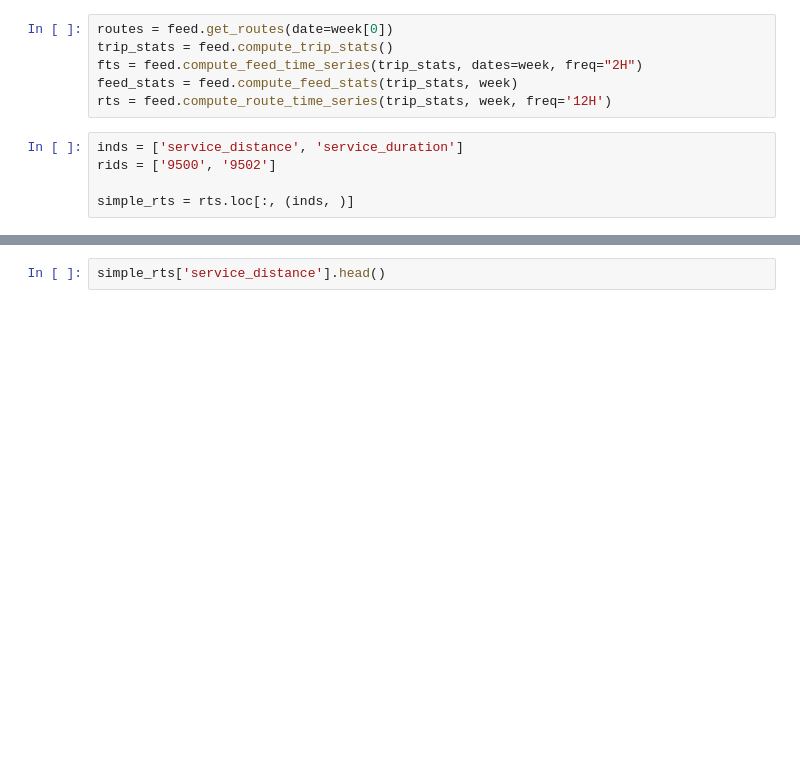
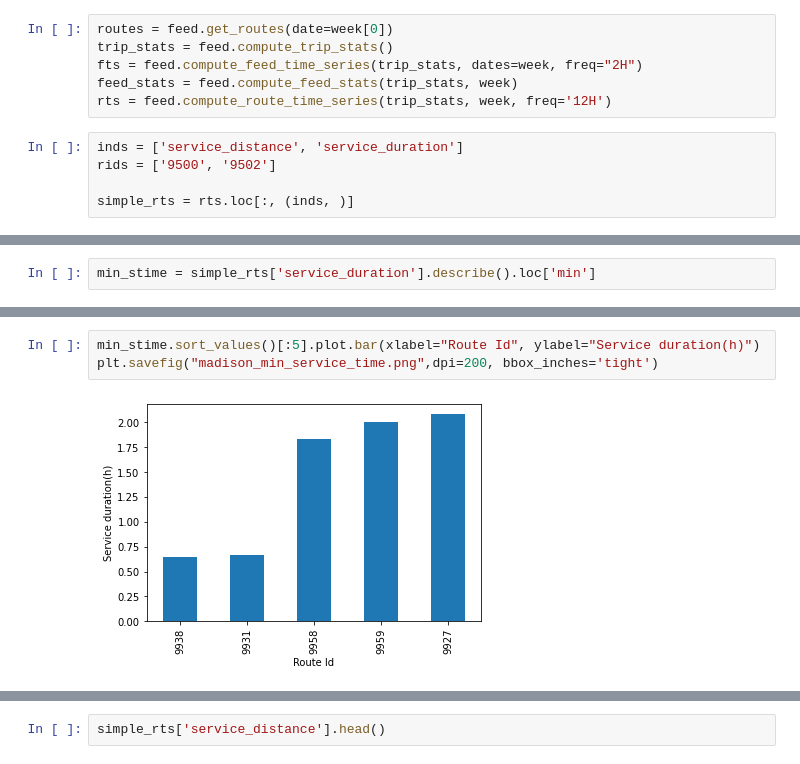
Before and after one commit to wisc-bus/simulator, a Jupyter notebook: presentation/madison.ipynb, the cells around one changed output, grey strips where cells are left out. Drawn from its saved outputs; the diff is of its cells as text; blank space fills up the shorter version.

```diff
--- a/presentation/madison.ipynb
+++ b/presentation/madison.ipynb
@@ -67,0 +83,2 @@ simple_rts['service_distance'].describe()
+# %%
+min_stime = simple_rts['service_duration'].describe().loc['min']
@@ -67,0 +90,5 @@ simple_rts['service_distance'].describe()
+# %%
+min_stime.sort_values()[:5].plot.bar(xlabel="Route Id", ylabel="Service duration(h)")
+plt.savefig("madison_min_service_time.png",dpi=200, bbox_inches='tight')
+# %% [output]
+[figure, added]
```
Also changed, not shown: parts of 7 cells of this notebook, 3 other files.
